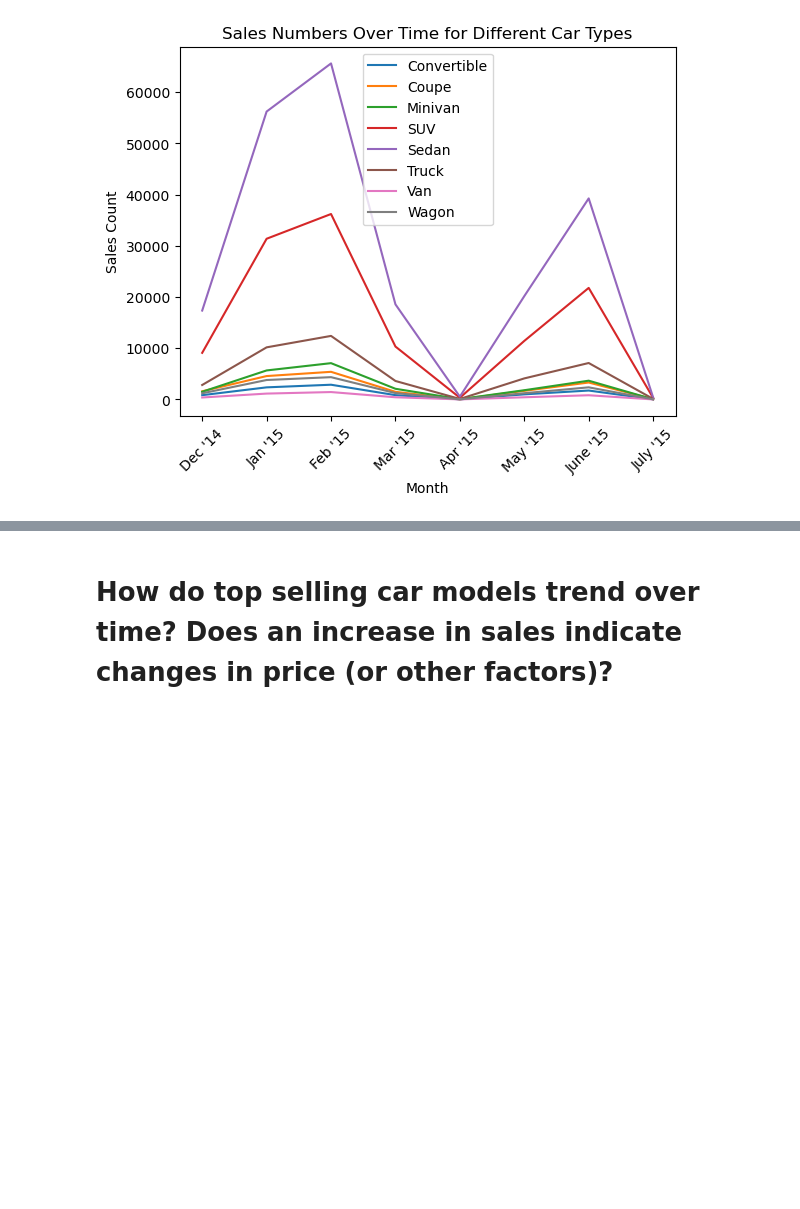
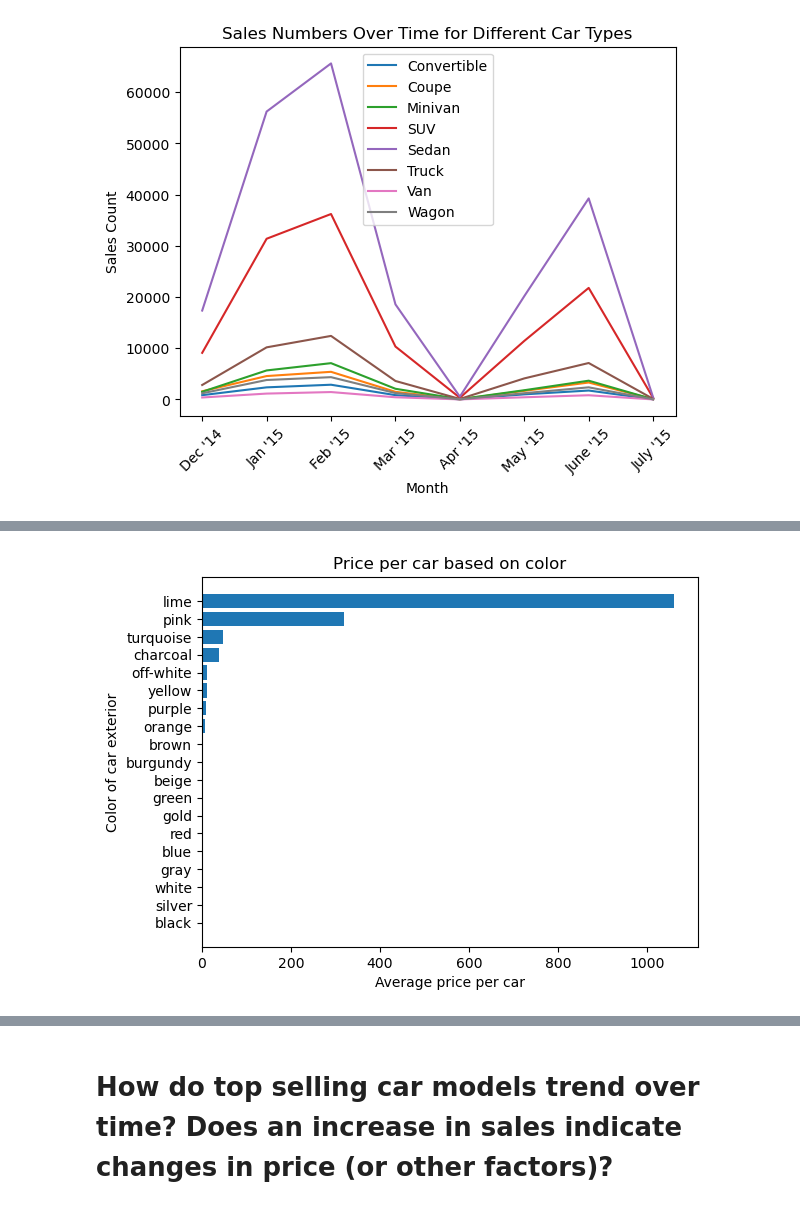
Before and after one commit to marsh52/project1, a Jupyter notebook: car_sales_analysis .ipynb, the cells around one changed output, grey strips where cells are left out. Cells and saved outputs as stored; diff of their text form; code cells hidden in the pictures; blank space fills up the shorter version.

```diff
--- a/car_sales_analysis .ipynb
+++ b/car_sales_analysis .ipynb
@@ -129,0 +216,10 @@ plt.show()
+# %%
+intex3 = intex.sort_values('ppercolor', ascending= True).reset_index()
+plt.barh(intex3['color1'], intex3['ppercolor'])
+plt.title("Price per car based on color")
+plt.xlabel("Average price per car" )
+plt.ylabel("Color of car exterior")
+plt.savefig('Output/priceBasedOnColor.png')
+plt.show()
+# %% [output]
+[figure, added]
```
Also changed, not shown: parts of 7 cells of this notebook, 6 other files.
